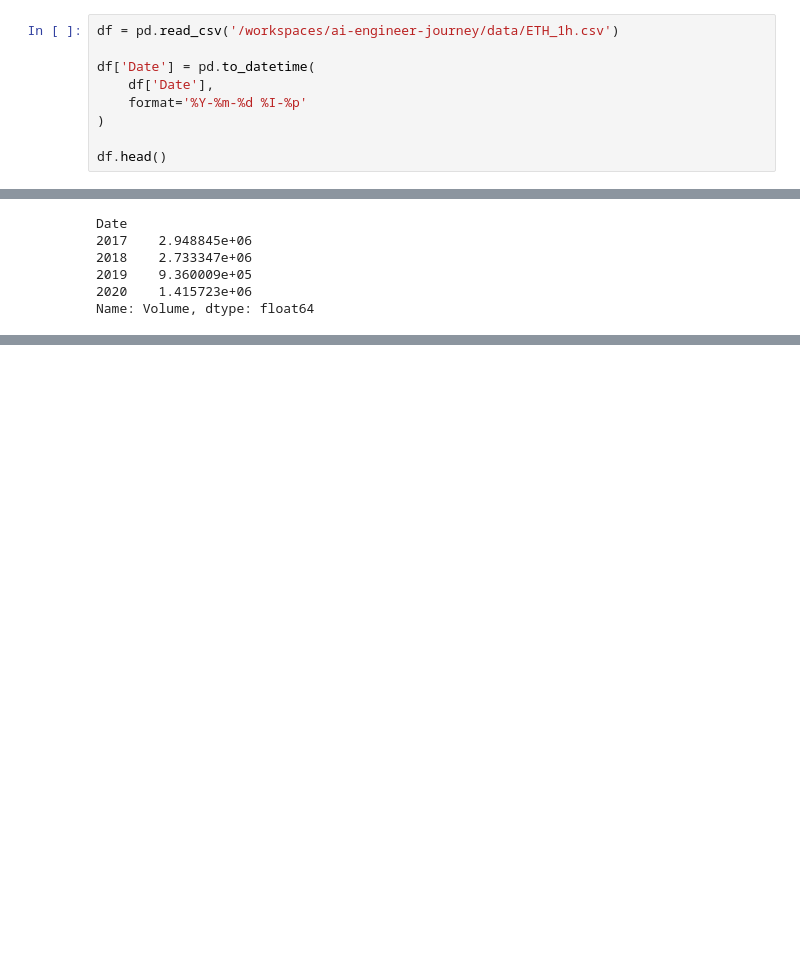
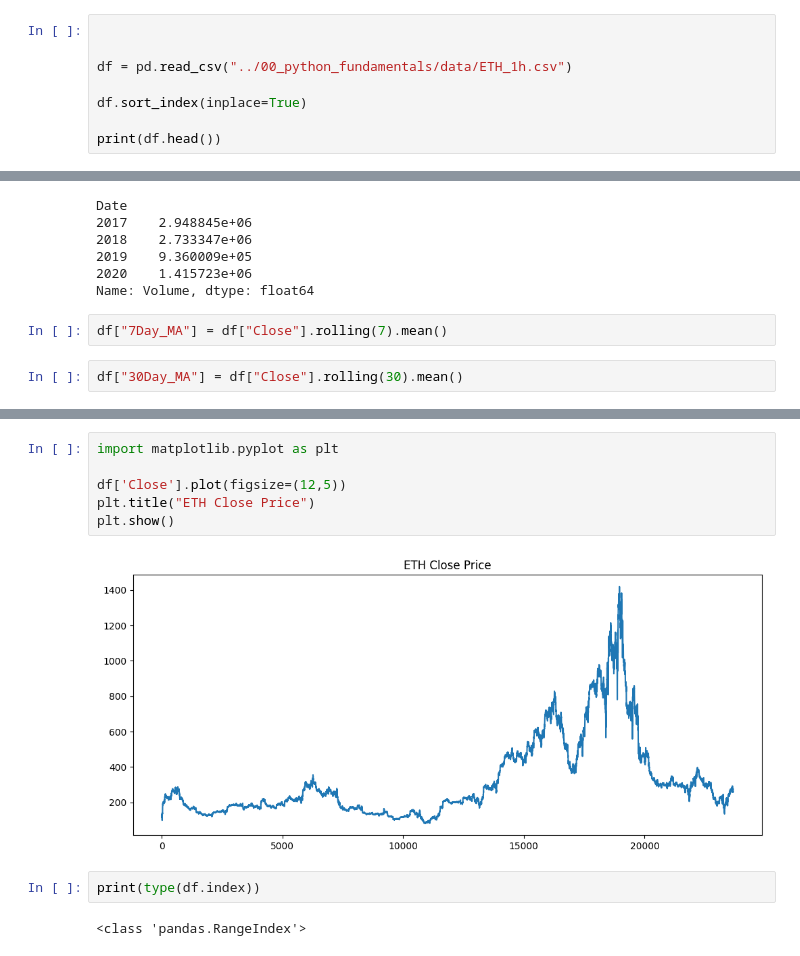
Before and after one commit to anushanarayana95/ai-engineer-journey, a Jupyter notebook: 01_pandas_data_analysis/pandadatetime.ipynb, the cells around one changed output, grey strips where cells are left out. Saved outputs shown, nothing was run; the diff lists cells and outputs as text; blank space fills up the shorter version.

```diff
--- a/01_pandas_data_analysis/pandadatetime.ipynb
+++ b/01_pandas_data_analysis/pandadatetime.ipynb
@@ -1,12 +1,11 @@
 # %%
 import pandas as pd
 # %%
-df = pd.read_csv('/workspaces/ai-engineer-journey/data/ETH_1h.csv')
 
-df['Date'] = pd.to_datetime(
-    df['Date'],
-    format='%Y-%m-%d %I-%p'
-)
 
-df.head()
+df = pd.read_csv("../00_python_fundamentals/data/ETH_1h.csv")
+
+df.sort_index(inplace=True)
+
+print(df.head())
 # %% [output]
@@ -426,3 +425,7 @@ Date
 2019    9.360009e+05
 2020    1.415723e+06
 Name: Volume, dtype: float64
+# %%
+df["7Day_MA"] = df["Close"].rolling(7).mean()
+# %%
+df["30Day_MA"] = df["Close"].rolling(30).mean()
@@ -428,0 +448,12 @@ Name: Volume, dtype: float64
+# %%
+import matplotlib.pyplot as plt
+
+df['Close'].plot(figsize=(12,5))
+plt.title("ETH Close Price")
+plt.show()
+# %% [output]
+[figure, added]
+# %%
+print(type(df.index))
+# %% [output]
+<class 'pandas.RangeIndex'>
```
Also changed, not shown: parts of 10 cells of this notebook, 3 other files.
